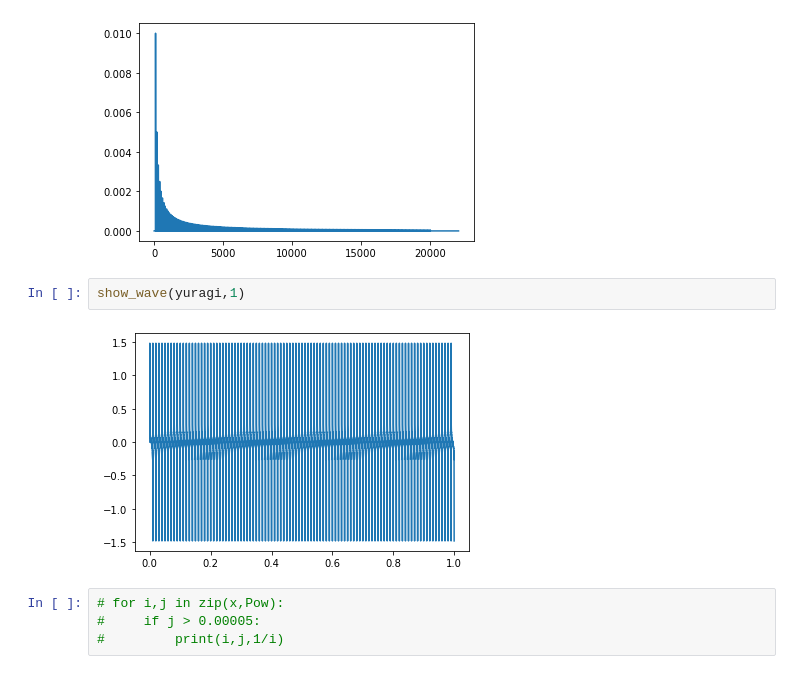
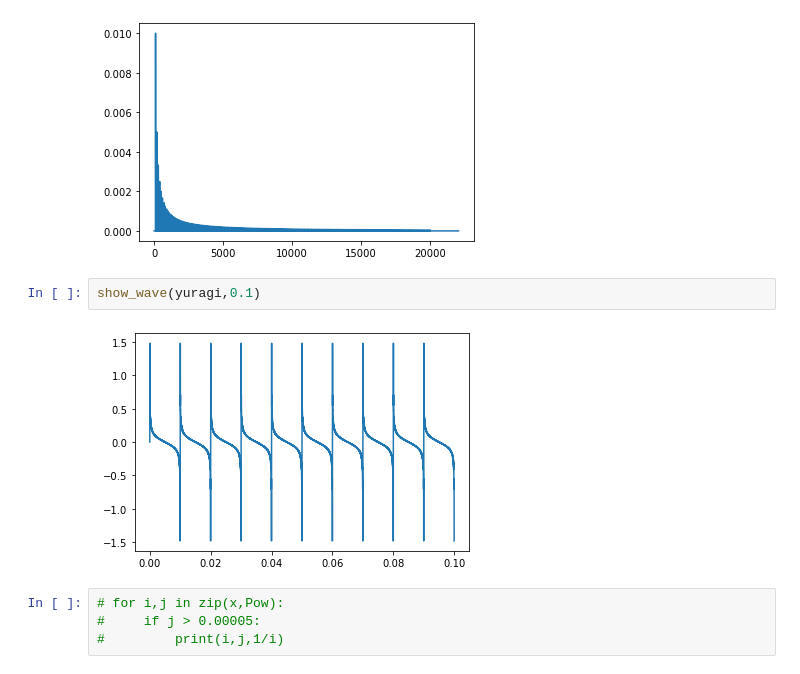
Before and after one commit to AON25650572/1-f-fluctuation, a Jupyter notebook: 1／fゆらぎ.ipynb, the cells around one changed output. Saved outputs shown, nothing was run; the diff lists cells and outputs as text.

```diff
--- a/1／fゆらぎ.ipynb
+++ b/1／fゆらぎ.ipynb
@@ -209,9 +209,9 @@ x,Pow = show_Pow(Amp, True)
 # %% [output]
 [figure]
 # %%
-show_wave(yuragi,1)
+show_wave(yuragi,0.1)
 # %% [output]
-[figure, old version]
+[figure, new version]
 # %%
 # for i,j in zip(x,Pow):
 #     if j > 0.00005:
```
Also changed, not shown: parts of 1 cell of this notebook, 1 other file.
